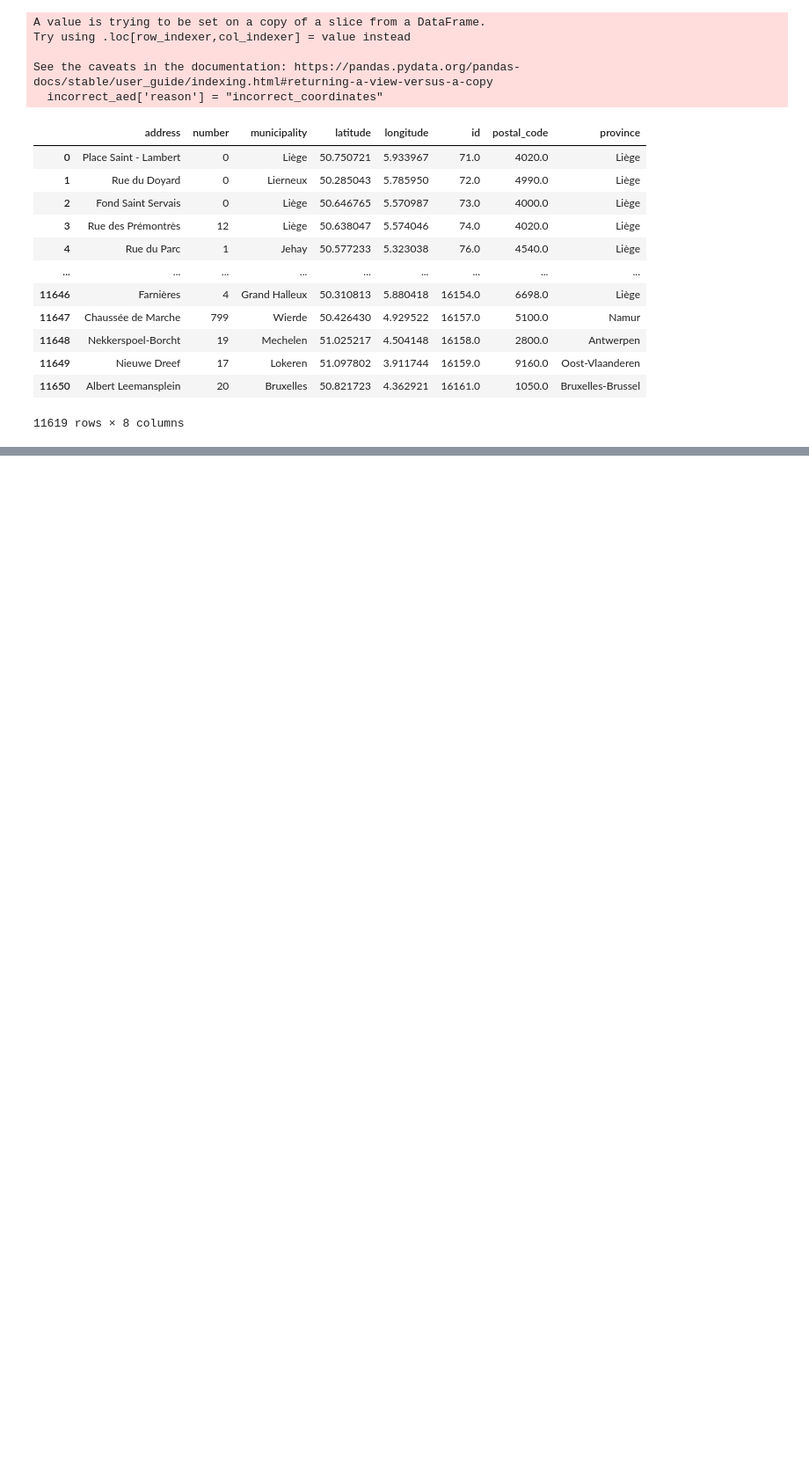
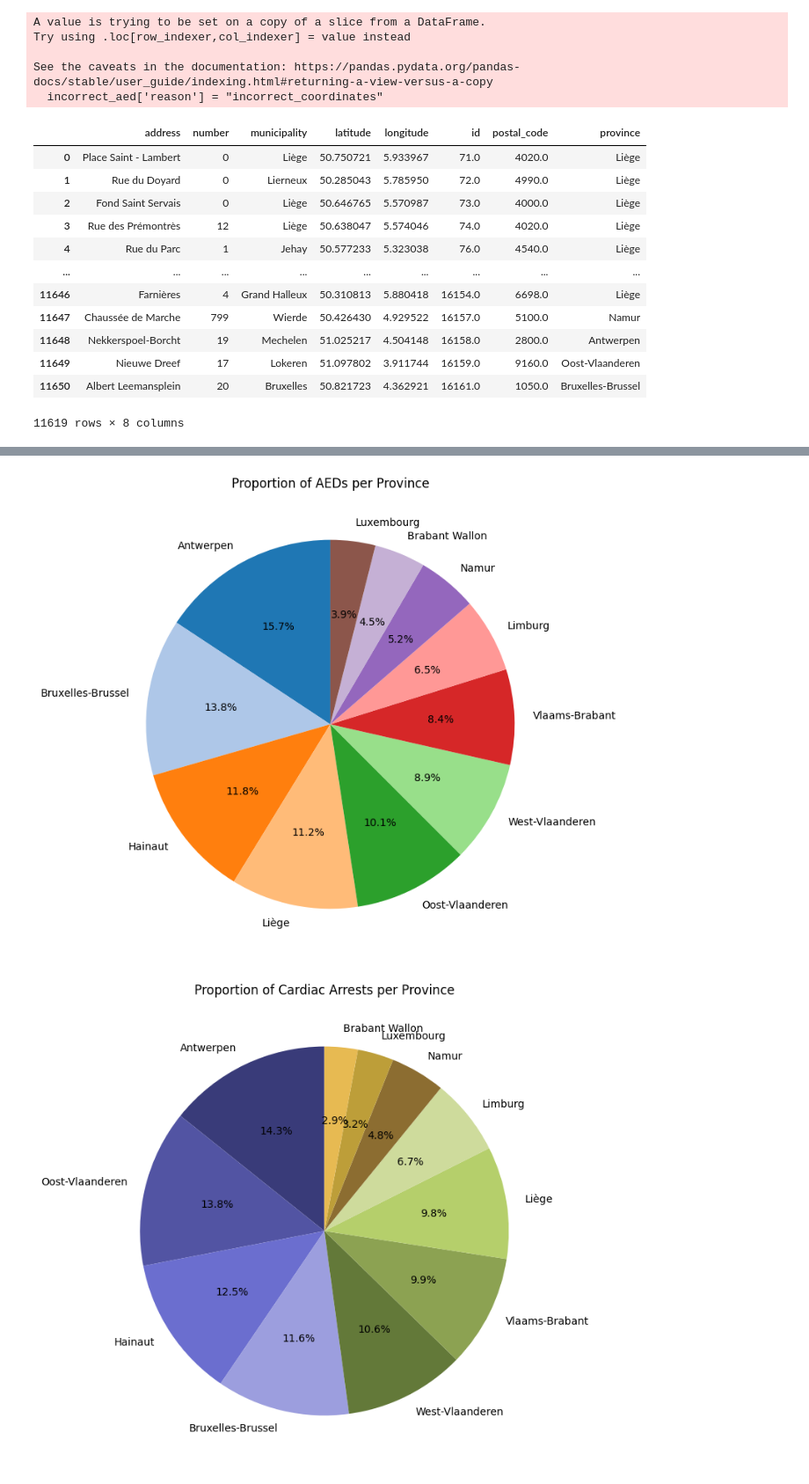
Before and after one commit to Elouan-Debels/MDAProject, a Jupyter notebook: exploratory analysis.ipynb, the cells around one changed output, grey strips where cells are left out. Shown at 88% size. Cells and saved outputs as stored; diff of their text form; code cells hidden in the pictures; blank space fills up the shorter version.

```diff
--- a/exploratory analysis.ipynb
+++ b/exploratory analysis.ipynb
@@ -191,0 +287,26 @@ df_belgium = df_belgium.drop(columns='geometry')
+# %%
+#pie charts showing the proportions
+#there are some discrepancies between amount of cardiac arrests and amount of AED's available in the province visible in the pie charts, some examples:
+#Brussels has the second most AED's while having the fifth most cardiac arrests
+#East-Flanders has the second most cardiac arrests while having the fifth most AED's.
+#however, these plots only show the amount of AED's, not how useful they actually are.
+
+aed_province_counts = aed_locations['province'].value_counts()
+
+plt.figure(figsize=(8, 8))
+aed_province_counts.plot.pie(autopct='%1.1f%%', startangle=90, colors=plt.get_cmap('tab20').colors)
+plt.title('Proportion of AEDs per Province')
+plt.ylabel('')
+plt.show()
+
+# Pie chart for Cardiac Arrests
+cardiac_arrest_province_counts = card_arrest['province'].value_counts()
+
+plt.figure(figsize=(8, 8))
+cardiac_arrest_province_counts.plot.pie(autopct='%1.1f%%', startangle=90, colors=plt.get_cmap('tab20b').colors)
+plt.title('Proportion of Cardiac Arrests per Province')
+plt.ylabel('')
+plt.show()
+# %% [output]
+[figure, added]
+[figure, added]
```
Also changed, not shown: parts of 9 cells of this notebook, 3 other files.
